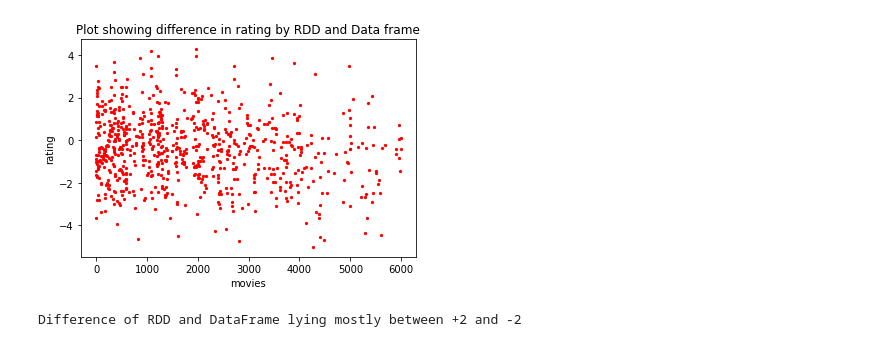
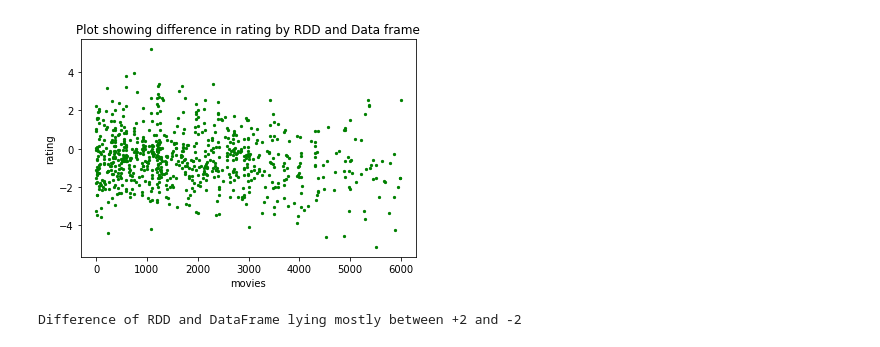
Before and after one commit to shubhamgosain/pyspark-ALS, a Jupyter notebook: pyspark-ALS.ipynb, the cells around one changed output. Cells and saved outputs as stored; diff of their text form; code cells hidden in the pictures.

```diff
--- a/pyspark-ALS.ipynb
+++ b/pyspark-ALS.ipynb
@@ -31,0 +63,14 @@ predictionsDF = model1.predictAll(testdataDF).map(lambda r: (r[1],r[2]))
+# %%
+predictionsRDD=predictionsRDD.map(lambda x:(x[0][1],x[1]))
+predictionsRDD=predictionsRDD.combineByKey(lambda value: (value, 1),
+                             lambda x, value: (x[0] + value, x[1] + 1),
+                             lambda x, y: (x[0] + y[0], x[1] + y[1])).map(lambda x:(x[0],(x[1][0]/x[1][1])))
+
+
+header=movies.first()
+movies=movies.filter(lambda rec: rec!=header)
+movies=movies.map(lambda l: (int(l[0]),l[1]))
+# %%
+a=predictionsRDD.join(movies).map(lambda rec:(rec[1][1],rec[1][0]))
+print("Average Movie rating using ALS in RDD")
+a.collect()
@@ -31,0 +96,5 @@ predictionsDF = model1.predictAll(testdataDF).map(lambda r: (r[1],r[2]))
+# %%
+b = a.map(lambda p: Row(Movie_Name=p[0],Average_Rating_using_ALS=p[1]))
+b=spark.createDataFrame(b)
+print("Average Movie rating using ALS in Data Frame is")
+b.show(100)
@@ -32,8 +119,8 @@ predictionsDF = model1.predictAll(testdataDF).map(lambda r: (r[1],r[2]))
 # %%
-XRDD=predictionsRDD.map(lambda rec:(rec[0])).collect()
-YRDD=predictionsRDD.map(lambda rec:(rec[1])).collect()
-XDF=predictionsDF.map(lambda rec:(rec[0])).collect()
-YDF=predictionsDF.map(lambda rec:(rec[1])).collect()
+XRDD=predictionsRDD1.map(lambda rec:(rec[0])).collect()
+YRDD=predictionsRDD1.map(lambda rec:(rec[1])).collect()
+XDF=predictionsDF1.map(lambda rec:(rec[0])).collect()
+YDF=predictionsDF1.map(lambda rec:(rec[1])).collect()
 # %%
 import matplotlib.pyplot as plt
 plt.scatter(XRDD,YRDD,marker='.',color="red",s=20)
@@ -49,13 +136,13 @@ print("Here it is clearly seen that the predicted rating from RDD is lower than
 Here it is clearly seen that the predicted rating from RDD is lower than that of DataFrame
 # %%
-diff = [(a - b) for a, b in zip(YRDD, YRDF)]
-plt.scatter(XRDD,diff,marker='.',color="red",s=20)
+diff = [(a - b) for a, b in zip(YRDD, YDF)]
+plt.scatter(XRDD,diff,marker='.',color="green",s=20)
 plt.xlabel('movies')
 plt.ylabel('rating')
 plt.title("Plot showing difference in rating by RDD and Data frame")
 plt.legend()
 plt.show()
 print("Difference of RDD and DataFrame lying mostly between +2 and -2" )
 # %% [output]
-[figure, old version]
+[figure, new version]
 Difference of RDD and DataFrame lying mostly between +2 and -2
```
Also changed, not shown: parts of 7 cells of this notebook.
